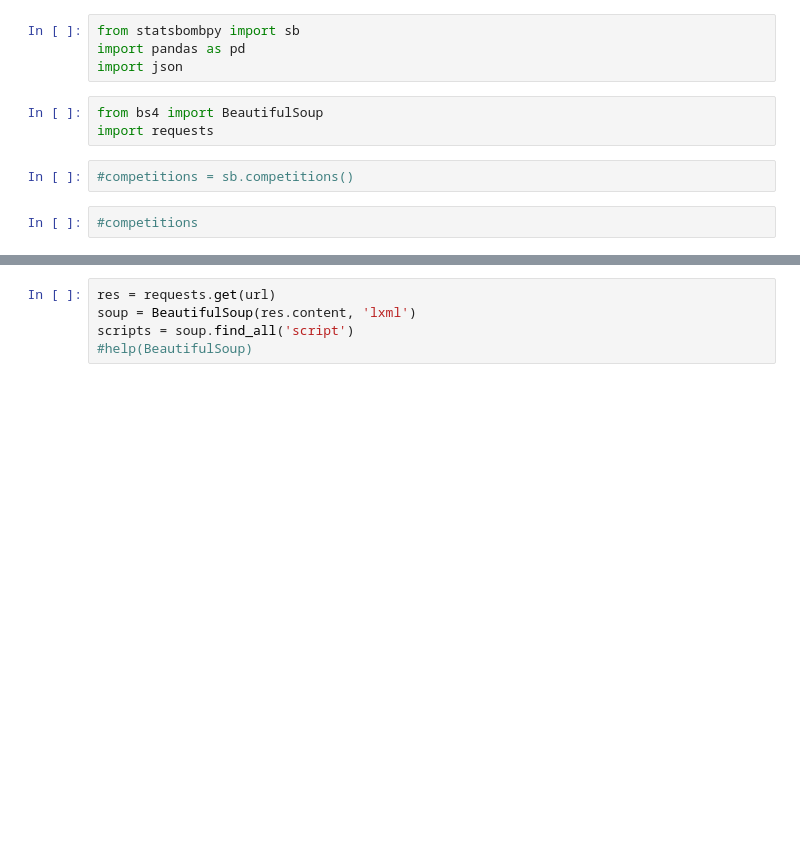
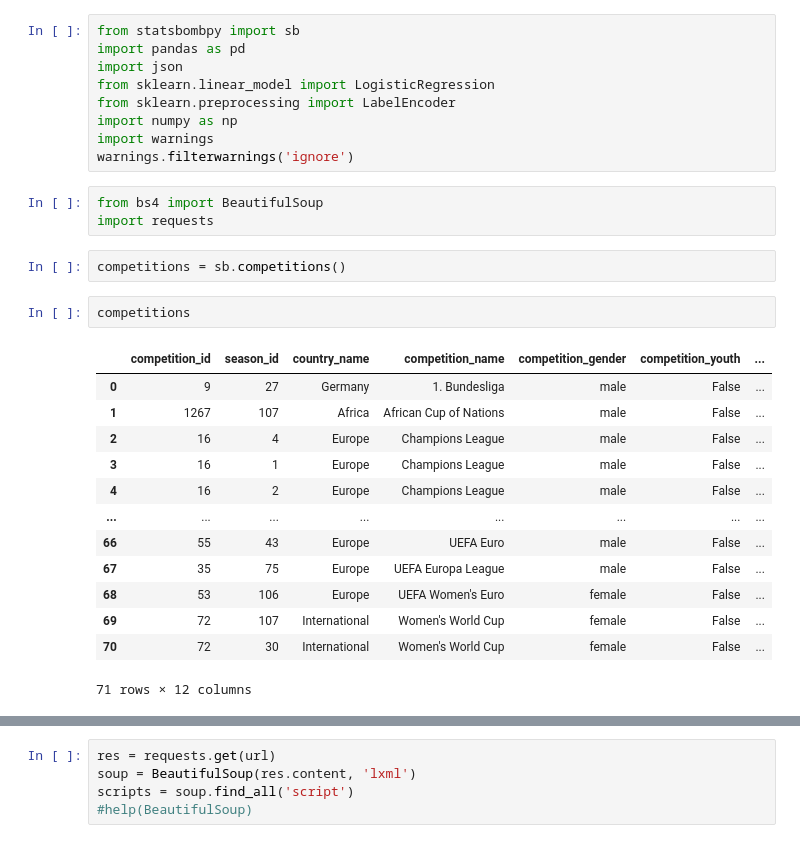
Before and after one commit to SenOhen/xg-analysis, a Jupyter notebook: xg_analysis.ipynb, the cells around one changed output, grey strips where cells are left out. Drawn from its saved outputs; the diff is of its cells as text; blank space fills up the shorter version.

```diff
--- a/xg_analysis.ipynb
+++ b/xg_analysis.ipynb
@@ -2,11 +2,30 @@
 from statsbombpy import sb
 import pandas as pd
 import json
+from sklearn.linear_model import LogisticRegression
+from sklearn.preprocessing import LabelEncoder
+import numpy as np
+import warnings
+warnings.filterwarnings('ignore')
 # %%
 from bs4 import BeautifulSoup
 import requests
 # %%
-#competitions = sb.competitions()
+competitions = sb.competitions()
 # %%
-#competitions
+competitions
+# %% [output]
+|  | competition_id | season_id | country_name | competition_name | competition_gender | competition_youth | ... |
+| 0 | 9 | 27 | Germany | 1. Bundesliga | male | False | ... |
+| 1 | 1267 | 107 | Africa | African Cup of Nations | male | False | ... |
+| 2 | 16 | 4 | Europe | Champions League | male | False | ... |
+| 3 | 16 | 1 | Europe | Champions League | male | False | ... |
+| 4 | 16 | 2 | Europe | Champions League | male | False | ... |
+| ... | ... | ... | ... | ... | ... | ... | ... |
+| 66 | 55 | 43 | Europe | UEFA Euro | male | False | ... |
+| 67 | 35 | 75 | Europe | UEFA Europa League | male | False | ... |
+| 68 | 53 | 106 | Europe | UEFA Women's Euro | female | False | ... |
+| 69 | 72 | 107 | International | Women's World Cup | female | False | ... |
+| 70 | 72 | 30 | International | Women's World Cup | female | False | ... |
+71 rows × 12 columns
 # %%
```
Also changed, not shown: parts of 18 cells of this notebook.
